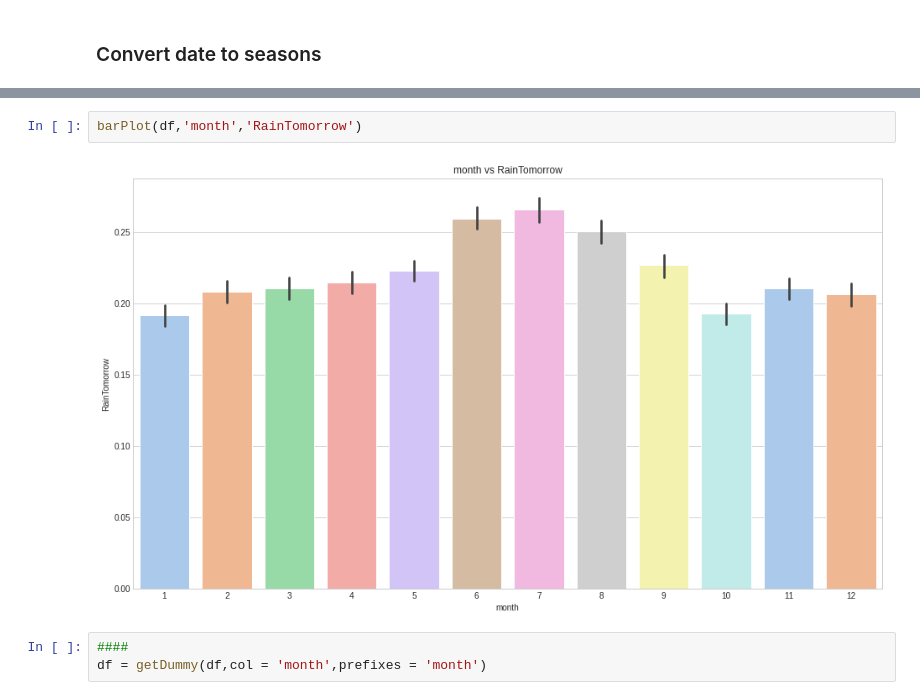
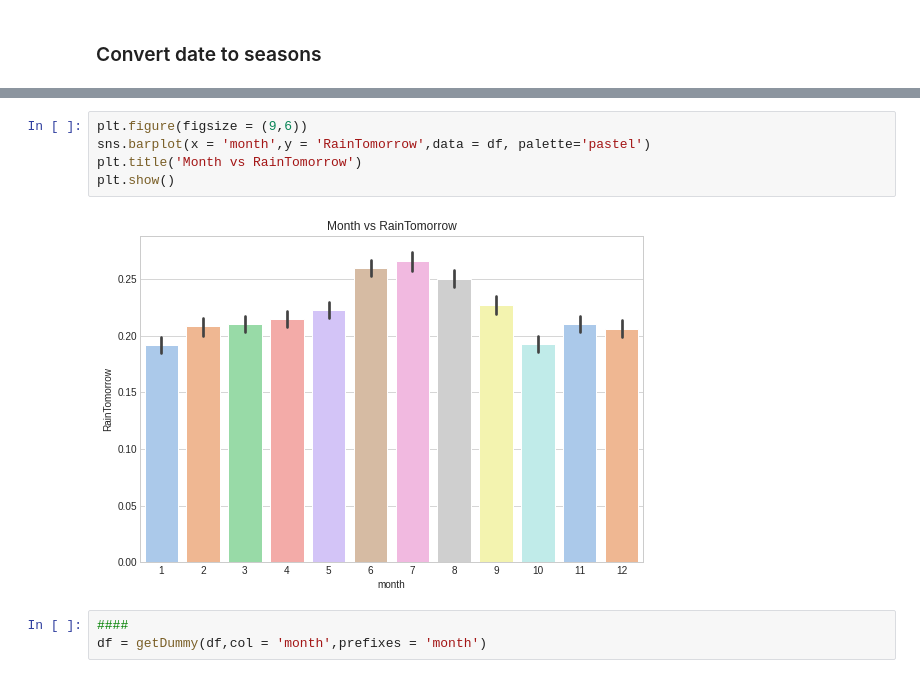
Before and after one commit to JaperTai77/Colab-notebook, a Jupyter notebook: AUSrain.ipynb, the cells around one changed output, grey strips where cells are left out. Cells and saved outputs as stored; diff of their text form.

```diff
--- a/AUSrain.ipynb
+++ b/AUSrain.ipynb
@@ -252,7 +251,10 @@ barPlot(df,'month','Rainfall')
-# %%
-barPlot(df,'month','RainTomorrow')
-# %% [output]
-[figure, removed]
+# %%
+plt.figure(figsize = (9,6))
+sns.barplot(x = 'month',y = 'RainTomorrow',data = df, palette='pastel')
+plt.title('Month vs RainTomorrow')
+plt.show()
+# %% [output]
+[figure, added]
 # %%
 ####
 df = getDummy(df,col = 'month',prefixes = 'month')
```
Also changed, not shown: parts of 48 cells of this notebook.
